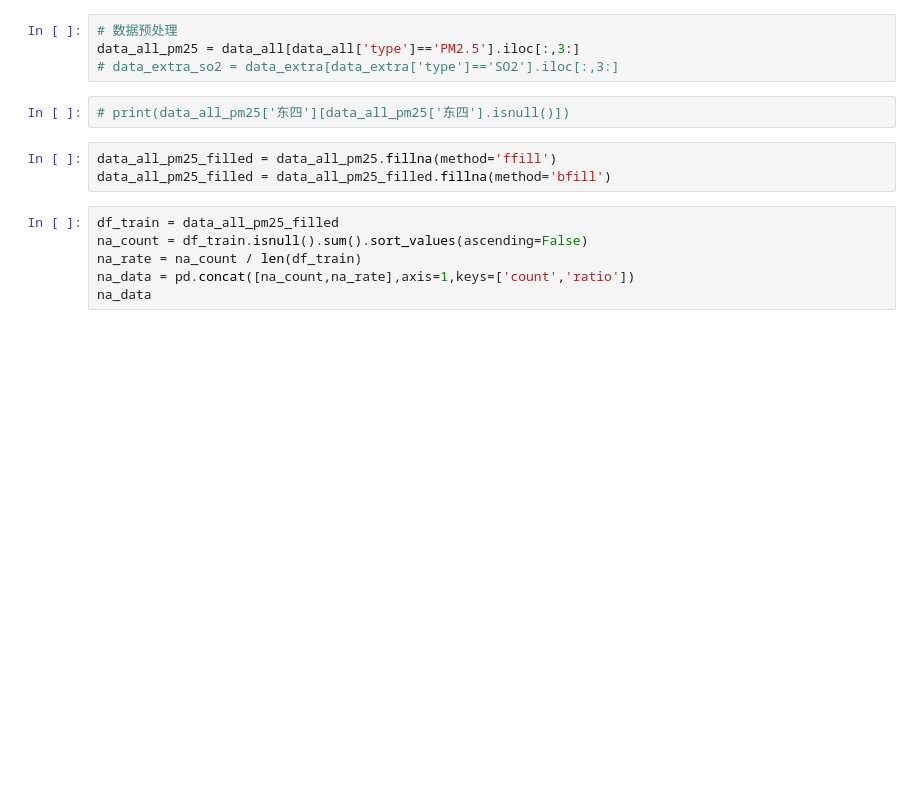
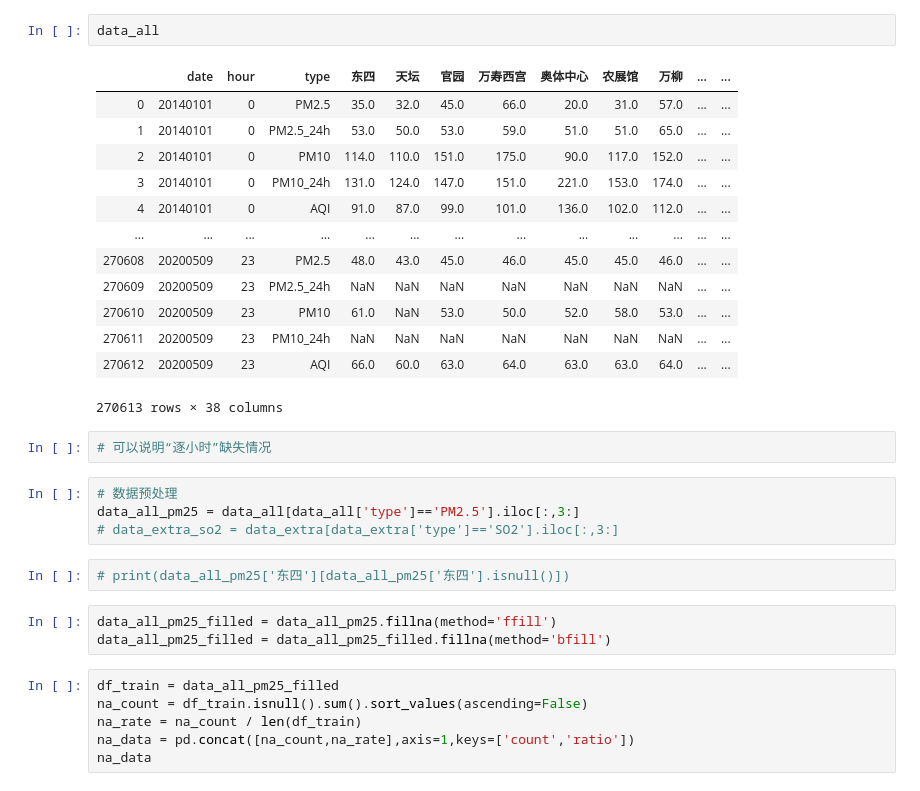
Before and after one commit to songyh15/PR2020_final_PM2.5, a Jupyter notebook: preprocess.ipynb, the cells around one changed output. Drawn from its saved outputs; the diff is of its cells as text; blank space fills up the shorter version.

```diff
--- a/preprocess.ipynb
+++ b/preprocess.ipynb
@@ -45,3 +141,21 @@ for path,dir_list,file_list in data_folder:
+# %%
+data_all
+# %% [output]
+|  | date | hour | type | 东四 | 天坛 | 官园 | 万寿西宫 | 奥体中心 | 农展馆 | 万柳 | ... | ... |
+| 0 | 20140101 | 0 | PM2.5 | 35.0 | 32.0 | 45.0 | 66.0 | 20.0 | 31.0 | 57.0 | ... | ... |
+| 1 | 20140101 | 0 | PM2.5_24h | 53.0 | 50.0 | 53.0 | 59.0 | 51.0 | 51.0 | 65.0 | ... | ... |
+| 2 | 20140101 | 0 | PM10 | 114.0 | 110.0 | 151.0 | 175.0 | 90.0 | 117.0 | 152.0 | ... | ... |
+| 3 | 20140101 | 0 | PM10_24h | 131.0 | 124.0 | 147.0 | 151.0 | 221.0 | 153.0 | 174.0 | ... | ... |
+| 4 | 20140101 | 0 | AQI | 91.0 | 87.0 | 99.0 | 101.0 | 136.0 | 102.0 | 112.0 | ... | ... |
+| ... | ... | ... | ... | ... | ... | ... | ... | ... | ... | ... | ... | ... |
+| 270608 | 20200509 | 23 | PM2.5 | 48.0 | 43.0 | 45.0 | 46.0 | 45.0 | 45.0 | 46.0 | ... | ... |
+| 270609 | 20200509 | 23 | PM2.5_24h | NaN | NaN | NaN | NaN | NaN | NaN | NaN | ... | ... |
+| 270610 | 20200509 | 23 | PM10 | 61.0 | NaN | 53.0 | 50.0 | 52.0 | 58.0 | 53.0 | ... | ... |
+| 270611 | 20200509 | 23 | PM10_24h | NaN | NaN | NaN | NaN | NaN | NaN | NaN | ... | ... |
+| 270612 | 20200509 | 23 | AQI | 66.0 | 60.0 | 63.0 | 64.0 | 63.0 | 63.0 | 64.0 | ... | ... |
+270613 rows × 38 columns
+# %%
+# 可以说明“逐小时”缺失情况
 # %%
 # 数据预处理
 data_all_pm25 = data_all[data_all['type']=='PM2.5'].iloc[:,3:]
```
Also changed, not shown: parts of 12 cells of this notebook, 13 other files.
